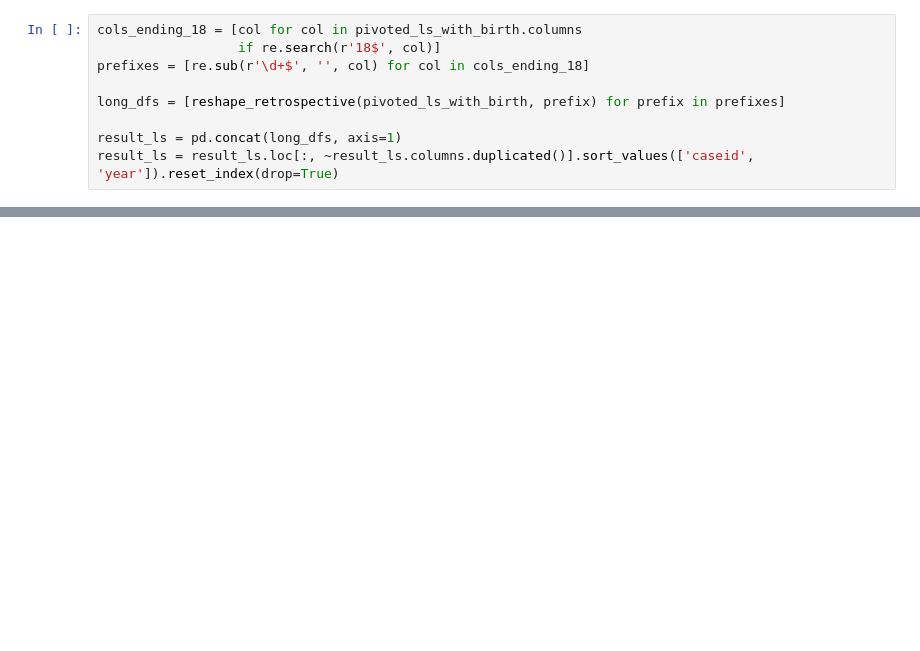
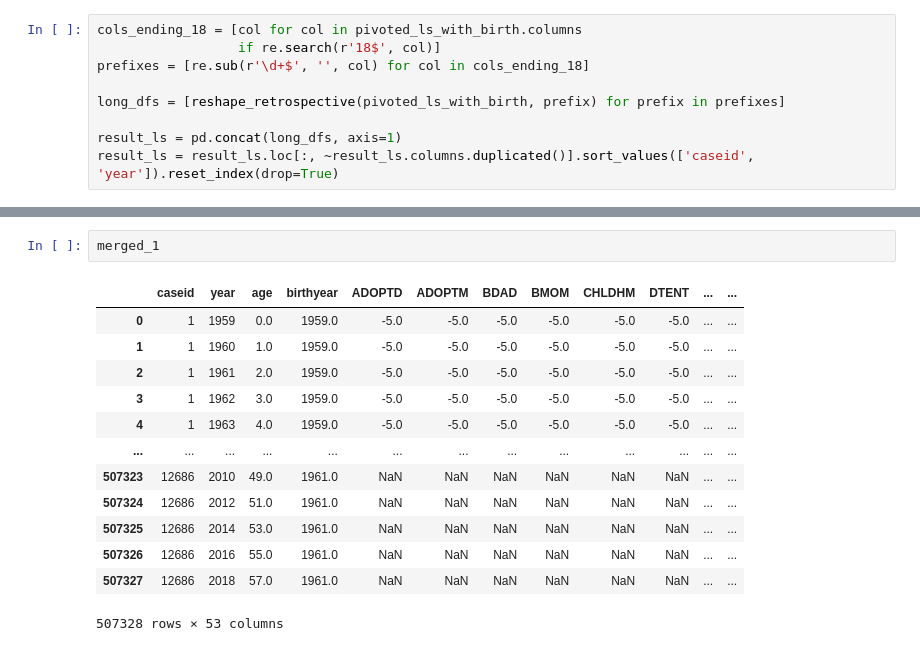
Before and after one commit to theoholler/Bookoflife, a Jupyter notebook: Original/reshape_theo.ipynb, the cells around one changed output, grey strips where cells are left out. Cells and saved outputs as stored; diff of their text form; blank space fills up the shorter version.

```diff
--- a/Original/reshape_theo.ipynb
+++ b/Original/reshape_theo.ipynb
@@ -261,0 +232,16 @@ ValueError: You are trying to merge on float64 and str columns for key 'year'. I
+# %%
+merged_1
+# %% [output]
+|  | caseid | year | age | birthyear | ADOPTD | ADOPTM | BDAD | BMOM | CHLDHM | DTENT | ... | ... |
+| 0 | 1 | 1959 | 0.0 | 1959.0 | -5.0 | -5.0 | -5.0 | -5.0 | -5.0 | -5.0 | ... | ... |
+| 1 | 1 | 1960 | 1.0 | 1959.0 | -5.0 | -5.0 | -5.0 | -5.0 | -5.0 | -5.0 | ... | ... |
+| 2 | 1 | 1961 | 2.0 | 1959.0 | -5.0 | -5.0 | -5.0 | -5.0 | -5.0 | -5.0 | ... | ... |
+| 3 | 1 | 1962 | 3.0 | 1959.0 | -5.0 | -5.0 | -5.0 | -5.0 | -5.0 | -5.0 | ... | ... |
+| 4 | 1 | 1963 | 4.0 | 1959.0 | -5.0 | -5.0 | -5.0 | -5.0 | -5.0 | -5.0 | ... | ... |
+| ... | ... | ... | ... | ... | ... | ... | ... | ... | ... | ... | ... | ... |
+| 507323 | 12686 | 2010 | 49.0 | 1961.0 | NaN | NaN | NaN | NaN | NaN | NaN | ... | ... |
+| 507324 | 12686 | 2012 | 51.0 | 1961.0 | NaN | NaN | NaN | NaN | NaN | NaN | ... | ... |
+| 507325 | 12686 | 2014 | 53.0 | 1961.0 | NaN | NaN | NaN | NaN | NaN | NaN | ... | ... |
+| 507326 | 12686 | 2016 | 55.0 | 1961.0 | NaN | NaN | NaN | NaN | NaN | NaN | ... | ... |
+| 507327 | 12686 | 2018 | 57.0 | 1961.0 | NaN | NaN | NaN | NaN | NaN | NaN | ... | ... |
+507328 rows × 53 columns
```
Also changed, not shown: parts of 14 cells of this notebook.
